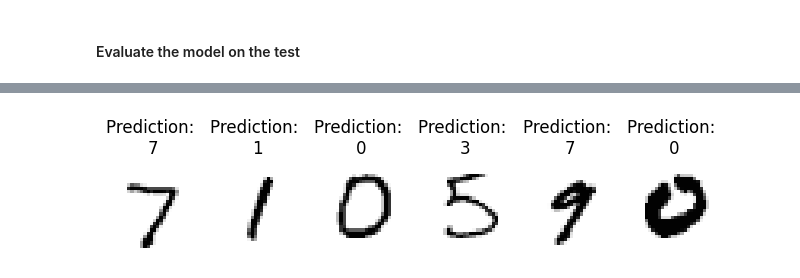
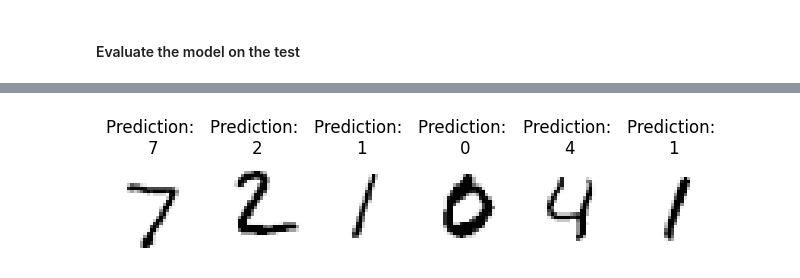
Before and after one commit to NoaVelner/Differential_Private_Neural_Network, a Jupyter notebook: graphs_and_conculsions.ipynb, the cells around one changed output, grey strips where cells are left out. Drawn from its saved outputs; the diff is of its cells as text; code cells hidden in the pictures.

Commit message:
Some more impressive results

```diff
--- a/graphs_and_conculsions.ipynb
+++ b/graphs_and_conculsions.ipynb
@@ -29,5 +29,5 @@ plt.imshow(first_image, cmap='Greys', interpolation='None')
 ## Train The MNIST model
 # %%
 nn = Train.CreateModel(input_size=input_shape, output_size=output_shape, hidden_size=hidden_shape)
-nn.train(x_train, y_train, initial_learning_rate=0.001, decay=0.001, n_epochs=10, plot_training_results=True)
+nn.train(x_train, y_train, initial_learning_rate=0.001, decay=0.001, n_epochs=100, plot_training_results=True)
 # %% [output]
@@ -44,21 +53,20 @@ Test Accuracy: 0.801
 # %%
 # display some model guesses
 model_guesses = Train.get_prediction(nn, samples=x_test)
 
-# plt.figure(figsize=(15, 3))  # Set the figure size
-
-for idx, i in enumerate([0, 5, 10, 15, 20, 25]):
+for idx, i in enumerate([i for i in range(6)]):
+# for idx, i in enumerate([0, 5, 10, 15, 20, 25]):
     plt.subplot(1, 6, idx + 1)  # Create subplots in a row
     first_image_guess = model_guesses[i]
     first_image = x_test[i]
 
     # Reshaping the image to its original dimensions
     first_image = first_image.reshape((28, 28))
     plt.imshow(first_image, cmap='Greys', interpolation='None')
     plt.title(f"Prediction: \n{np.argmax(first_image_guess)}")  # Set subplot title
     plt.axis('off')  # Turn off axis
 
 plt.tight_layout()  # Adjust layout to prevent overlapping
 plt.show()
 # %% [output]
-[figure, old version]
+[figure, new version]
```
Also changed, not shown: parts of 2 cells of this notebook, 1 other file.
